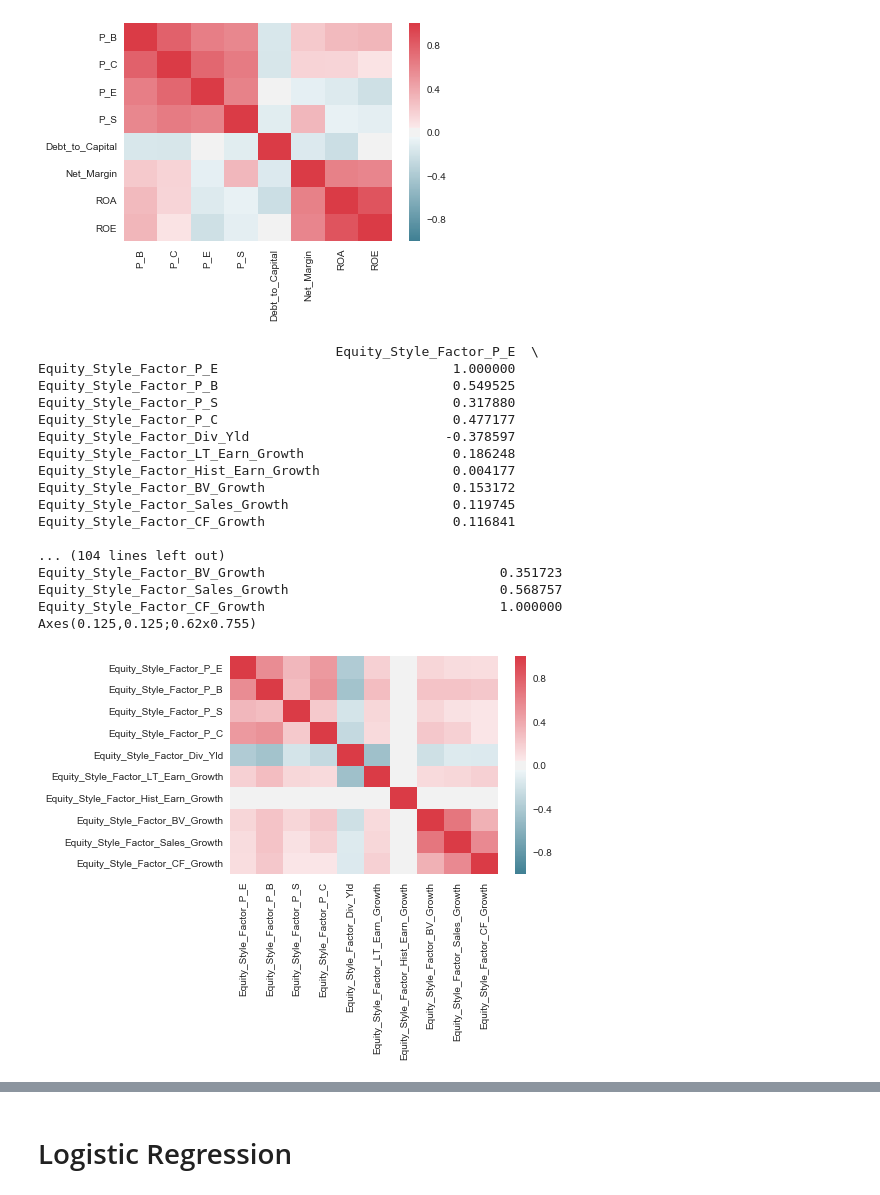
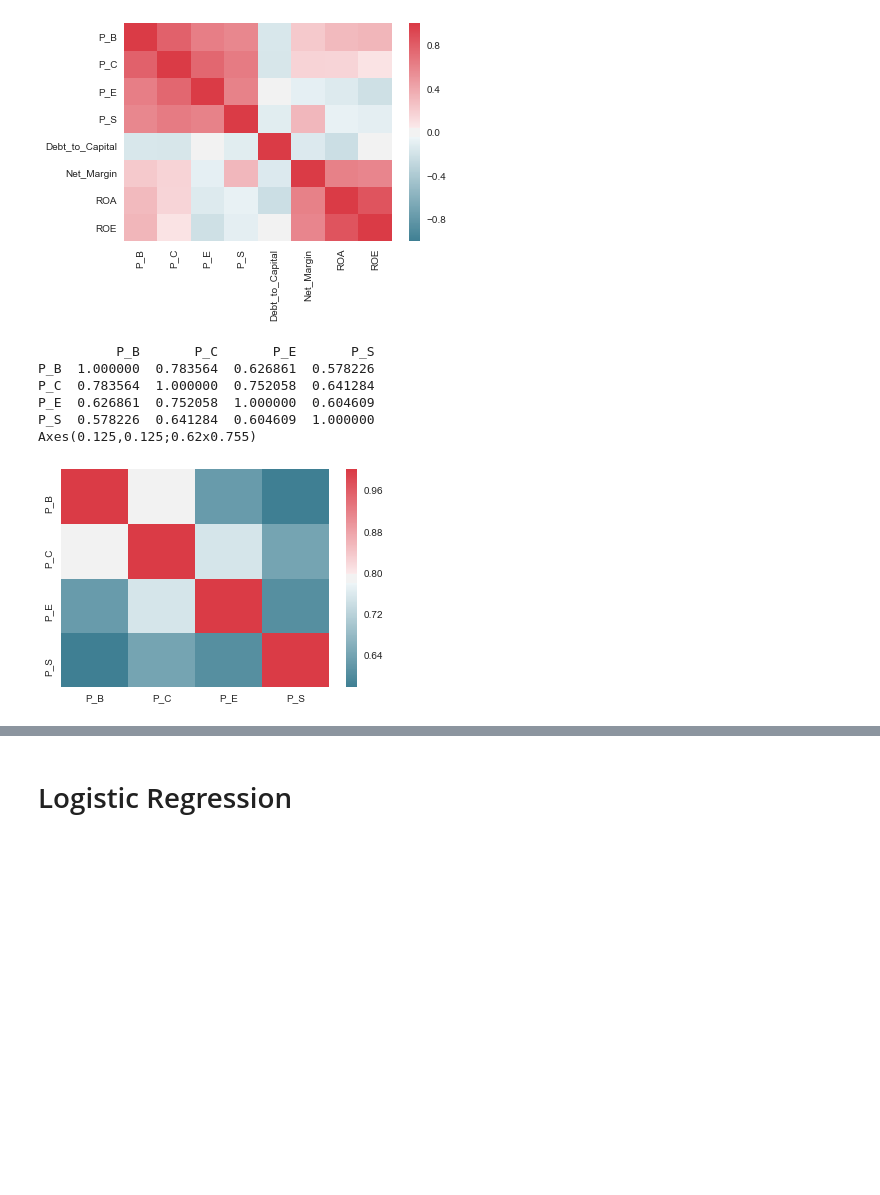
Before and after one commit to mmtong/DAT_03_20_MICHAEL_TONG, a Jupyter notebook: Final Project-Tong-1 Year.ipynb, the cells around one changed output, grey strips where cells are left out. Drawn from its saved outputs; the diff is of its cells as text; code cells hidden in the pictures; blank space fills up the shorter version.

```diff
--- a/Final Project-Tong-1 Year.ipynb
+++ b/Final Project-Tong-1 Year.ipynb
@@ -137,3 +137,5 @@ cleandata.head()
 | 3 | 2005 | Sit International Growth | SNGRX | MSCI EAFE NR USD | 93 | 28 | ... |
 | 4 | 2005 | Cambiar International Equity Inv | CAMIX | MSCI EAFE NR USD | 40 | 63 | ... |
 5 rows × 29 columns
+# %%
+cleandata = cleandata.join(pd.get_dummies(cleandata['Primary_Prospectus_Benchmark']))
@@ -247,30 +277,17 @@ Axes(0.125,0.125;0.62x0.755)
 [figure]
 # %%
 cmap = sns.diverging_palette(220, 10, as_cmap=True)
-columns_to_keep = ['Equity_Style_Factor_P_E', 'Equity_Style_Factor_P_B', 'Equity_Style_Factor_P_S','Equity_Style_Factor_P_C',\
-                   'Equity_Style_Factor_Div_Yld', 'Equity_Style_Factor_LT_Earn_Growth', 'Equity_Style_Factor_Hist_Earn_Growth'\
-                   , 'Equity_Style_Factor_BV_Growth', 'Equity_Style_Factor_Sales_Growth','Equity_Style_Factor_CF_Growth']
+columns_to_keep = ['P_B', 'P_C', 'P_E', 'P_S']
 correlations = cleandata[columns_to_keep].corr()
 print correlations
 print sns.heatmap(correlations, cmap=cmap)
 # %% [output]
-                                      Equity_Style_Factor_P_E  \
-Equity_Style_Factor_P_E                              1.000000
-Equity_Style_Factor_P_B                              0.549525
-Equity_Style_Factor_P_S                              0.317880
-Equity_Style_Factor_P_C                              0.477177
-Equity_Style_Factor_Div_Yld                         -0.378597
-Equity_Style_Factor_LT_Earn_Growth                   0.186248
-Equity_Style_Factor_Hist_Earn_Growth                 0.004177
-Equity_Style_Factor_BV_Growth                        0.153172
-Equity_Style_Factor_Sales_Growth                     0.119745
-Equity_Style_Factor_CF_Growth                        0.116841
-
-... (104 lines left out)
-Equity_Style_Factor_BV_Growth                              0.351723
-Equity_Style_Factor_Sales_Growth                           0.568757
-Equity_Style_Factor_CF_Growth                              1.000000
+          P_B       P_C       P_E       P_S
+P_B  1.000000  0.783564  0.626861  0.578226
+P_C  0.783564  1.000000  0.752058  0.641284
+P_E  0.626861  0.752058  1.000000  0.604609
+P_S  0.578226  0.641284  0.604609  1.000000
 Axes(0.125,0.125;0.62x0.755)
-[figure, old version]
+[figure, new version]
 # %%
 cmap = sns.diverging_palette(220, 10, as_cmap=True)
```
Also changed, not shown: parts of 49 cells of this notebook.
